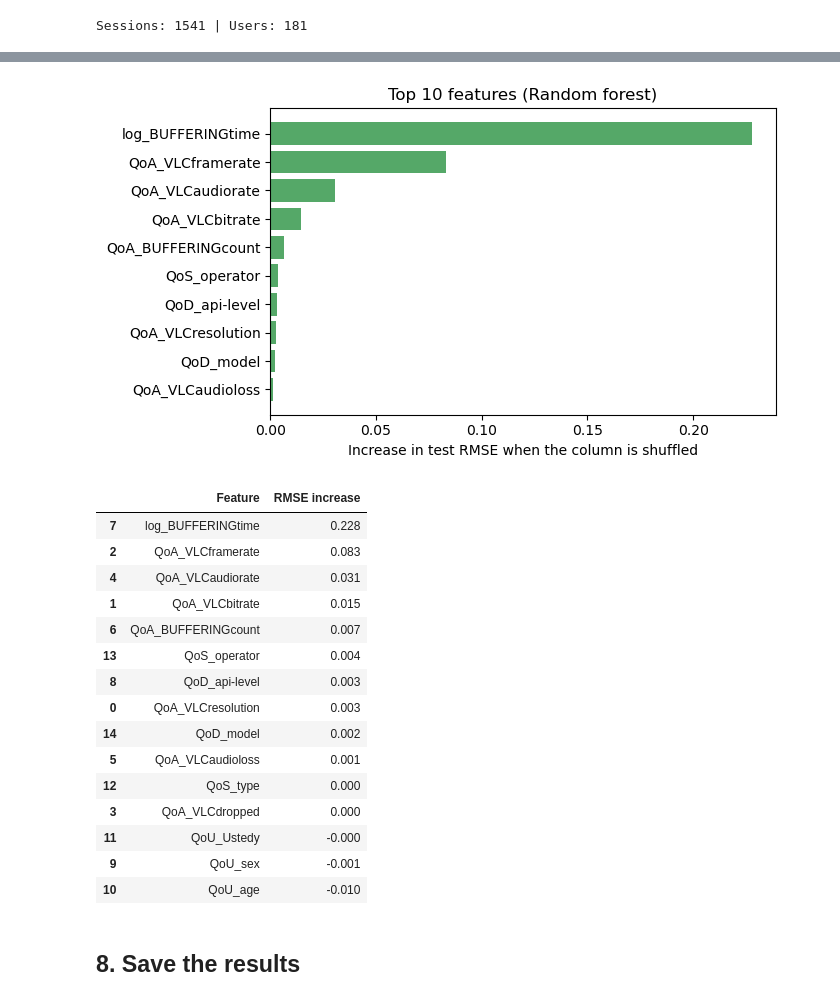
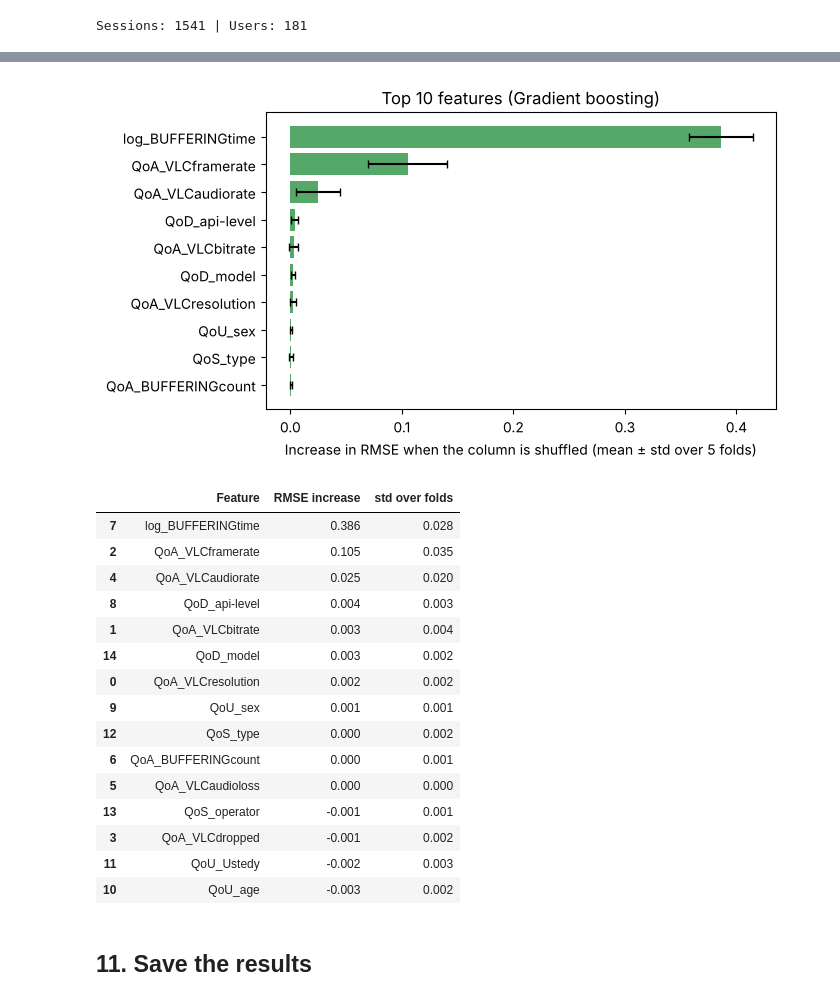
Before and after one commit to pickle-pori05/poqemon-qoe-prediction, a Jupyter notebook: 02_models.ipynb, the cells around one changed output, grey strips where cells are left out. Saved outputs shown, nothing was run; the diff lists cells and outputs as text; code cells hidden in the pictures.

```diff
--- a/02_models.ipynb
+++ b/02_models.ipynb
@@ -56,7 +61,9 @@ NUMERIC_FEATURES = [
 ]
 CATEGORICAL_FEATURES = ["QoS_type", "QoS_operator", "QoD_model"]
 LEAKAGE_FEATURES = ["QoF_begin", "QoF_shift", "QoF_audio", "QoF_video"]
+MAIN_FEATURES = NUMERIC_FEATURES + CATEGORICAL_FEATURES
 
+X, y, groups = df[MAIN_FEATURES], df[TARGET].to_numpy(), df[GROUP].to_numpy()
 print("Sessions:", len(df), "| Users:", df[GROUP].nunique())
 # %% [output]
 Sessions: 1541 | Users: 181
@@ -205,21 +397,16 @@ The plot shows the training error and the cross-validation error for each depth
 # %%
-cvres = pd.DataFrame(searches["Decision tree"].cv_results_)
-cvres = cvres[cvres["param_model__min_samples_leaf"] == 1].copy()
-cvres["depth"] = cvres["param_model__max_depth"].apply(lambda d: "None" if pd.isna(d) else str(int(d)))
-cvres["cv_rmse"] = -cvres["mean_test_score"]
+tree_grid = {"model__max_depth": [2, 3, 4, 5, 6, 8, 10, None], "model__min_samples_leaf": [1]}
+tree_search = GridSearchCV(make_pipeline(DecisionTreeRegressor(random_state=RANDOM_SEED)), tree_grid,
+                           cv=inner_cv, scoring="neg_root_mean_squared_error",
+                           return_train_score=True, n_jobs=-1)
+tree_search.fit(X, y, groups=groups)
 
-# training error for the same depths
-train_rmse = []
-for d in cvres["param_model__max_depth"]:
-    d = None if pd.isna(d) else int(d)
-    p = Pipeline([("prep", make_preprocessor(NUMERIC_FEATURES, CATEGORICAL_FEATURES)),
-                  ("model", DecisionTreeRegressor(max_depth=d, random_state=RANDOM_SEED))])
-    p.fit(X_train, y_train)
-    train_rmse.append(rmse(y_train, p.predict(X_train)))
+cvres = pd.DataFrame(tree_search.cv_results_)
+depth = cvres["param_model__max_depth"].apply(lambda d: "None" if pd.isna(d) else str(int(d)))
 
 fig, ax = plt.subplots(figsize=(7, 3.5))
-ax.plot(cvres["depth"], train_rmse, marker="o", label="Training error")
-ax.plot(cvres["depth"], cvres["cv_rmse"], marker="o", label="Cross-validation error")
+ax.plot(depth, -cvres["mean_train_score"], marker="o", label="Training error")
+ax.plot(depth, -cvres["mean_test_score"], marker="o", label="Cross-validation error")
 ax.set_xlabel("max_depth")
 ax.set_ylabel("RMSE")
 ax.set_title("Decision tree: underfitting vs overfitting")
@@ -261,41 +446,46 @@ If the error grows a lot, the model really needs this column. It is measured on
 # %%
-best_name = results.loc[results["Model"] != "Baseline (mean)"].sort_values("Test RMSE").iloc[0]["Model"]
-best_model = searches[best_name].best_estimator_
+fold_importances = []
+for search, te in fits[best_name]:
+    perm = permutation_importance(search.best_estimator_, X.iloc[te], y[te],
+                                  scoring="neg_root_mean_squared_error",
+                                  n_repeats=20, random_state=RANDOM_SEED, n_jobs=-1)
+    fold_importances.append(perm.importances_mean)
+fold_importances = np.array(fold_importances)
 
-perm = permutation_importance(best_model, X_test, y_test, scoring="neg_root_mean_squared_error",
-                              n_repeats=20, random_state=RANDOM_SEED, n_jobs=-1)
-importance = (pd.DataFrame({"Feature": MAIN_FEATURES, "RMSE increase": perm.importances_mean})
+importance = (pd.DataFrame({"Feature": MAIN_FEATURES,
+                            "RMSE increase": fold_importances.mean(axis=0),
+                            "std over folds": fold_importances.std(axis=0)})
               .sort_values("RMSE increase", ascending=False))
 
 top = importance.head(10).iloc[::-1]
 fig, ax = plt.subplots(figsize=(7, 4))
-ax.barh(top["Feature"], top["RMSE increase"], color="#55A868")
-ax.set_xlabel("Increase in test RMSE when the column is shuffled")
+ax.barh(top["Feature"], top["RMSE increase"], xerr=top["std over folds"], color="#55A868", capsize=3)
+ax.set_xlabel("Increase in RMSE when the column is shuffled (mean ± std over 5 folds)")
 ax.set_title(f"Top 10 features ({best_name})")
 plt.tight_layout()
 plt.savefig("fig_feature_importance.png", dpi=150)
 plt.show()
 
 importance.round(3)
 # %% [output]
-[figure, old version]
+[figure, new version]
-|  | Feature | RMSE increase |
-| 7 | log_BUFFERINGtime | 0.228 |
-| 2 | QoA_VLCframerate | 0.083 |
-| 4 | QoA_VLCaudiorate | 0.031 |
-| 1 | QoA_VLCbitrate | 0.015 |
-| 6 | QoA_BUFFERINGcount | 0.007 |
-| 13 | QoS_operator | 0.004 |
-| 8 | QoD_api-level | 0.003 |
-| 0 | QoA_VLCresolution | 0.003 |
-| 14 | QoD_model | 0.002 |
-| 5 | QoA_VLCaudioloss | 0.001 |
-| 12 | QoS_type | 0.000 |
-| 3 | QoA_VLCdropped | 0.000 |
-| 11 | QoU_Ustedy | -0.000 |
-| 9 | QoU_sex | -0.001 |
-| 10 | QoU_age | -0.010 |
+|  | Feature | RMSE increase | std over folds |
+| 7 | log_BUFFERINGtime | 0.386 | 0.028 |
+| 2 | QoA_VLCframerate | 0.105 | 0.035 |
+| 4 | QoA_VLCaudiorate | 0.025 | 0.020 |
+| 8 | QoD_api-level | 0.004 | 0.003 |
+| 1 | QoA_VLCbitrate | 0.003 | 0.004 |
+| 14 | QoD_model | 0.003 | 0.002 |
+| 0 | QoA_VLCresolution | 0.002 | 0.002 |
+| 9 | QoU_sex | 0.001 | 0.001 |
+| 12 | QoS_type | 0.000 | 0.002 |
+| 6 | QoA_BUFFERINGcount | 0.000 | 0.001 |
+| 5 | QoA_VLCaudioloss | 0.000 | 0.000 |
+| 13 | QoS_operator | -0.001 | 0.001 |
+| 3 | QoA_VLCdropped | -0.001 | 0.002 |
+| 11 | QoU_Ustedy | -0.002 | 0.003 |
+| 10 | QoU_age | -0.003 | 0.002 |
 # %% [markdown]
-## 8. Save the results
+## 11. Save the results
 # %%
 results.to_csv("results_models.csv", index=False)
```
Also changed, not shown: parts of 35 cells of this notebook.
